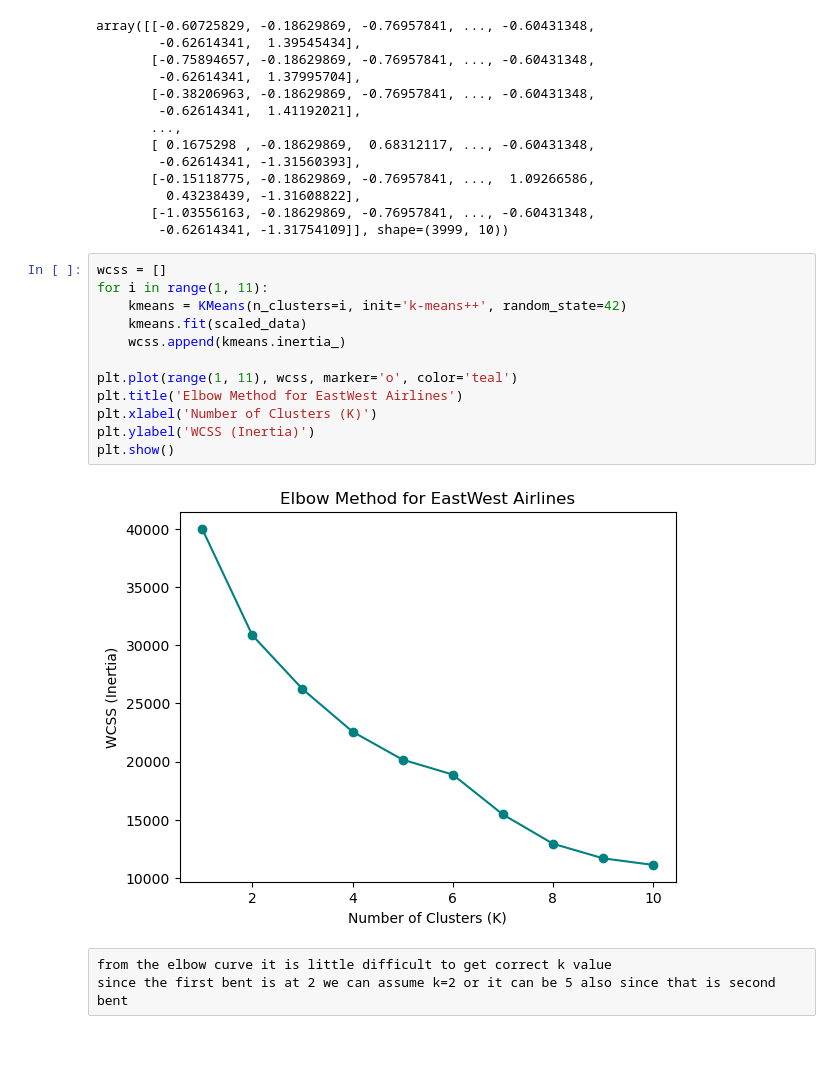
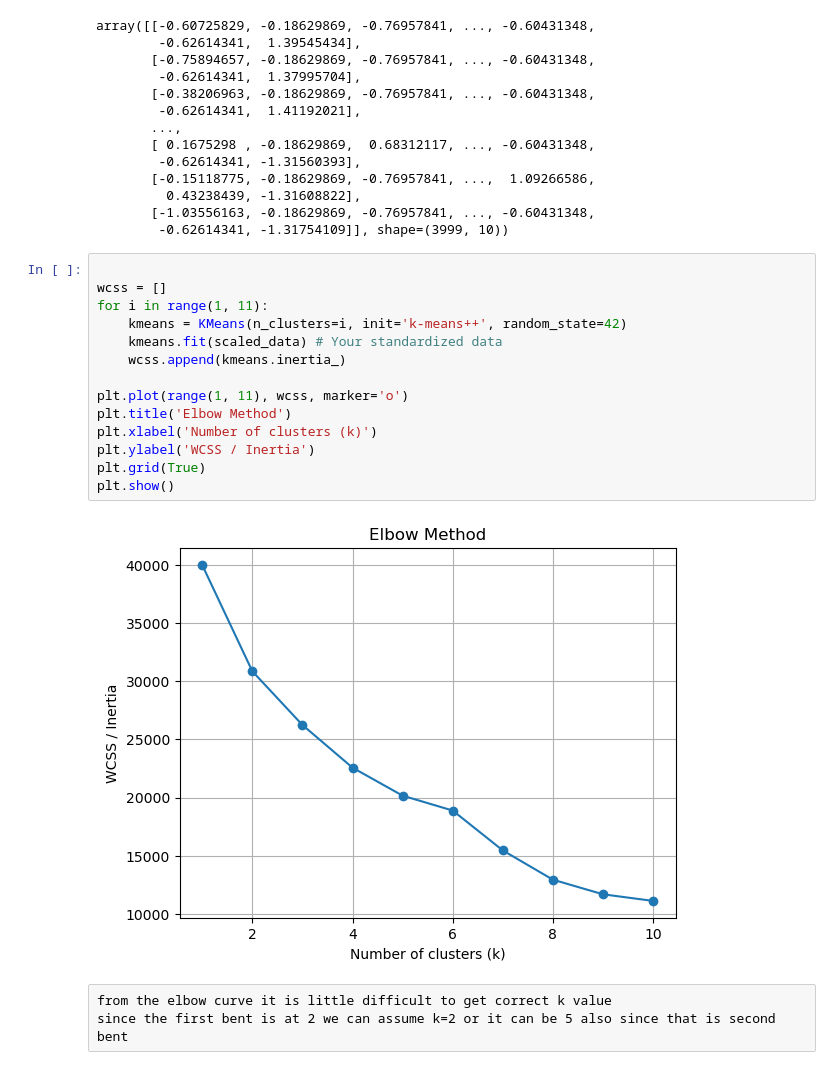
Before and after one commit to anugrahaanilkumar/Datasceince, a Jupyter notebook: Clustering assignment solution.ipynb, the cells around one changed output. Cells and saved outputs as stored; diff of their text form.

```diff
--- a/Clustering assignment solution.ipynb
+++ b/Clustering assignment solution.ipynb
@@ -170,20 +169,22 @@ array([[-0.60725829, -0.18629869, -0.76957841, ..., -0.60431348,
          0.43238439, -1.31608822],
        [-1.03556163, -0.18629869, -0.76957841, ..., -0.60431348,
         -0.62614341, -1.31754109]], shape=(3999, 10))
-# %%
-wcss = []
-for i in range(1, 11):
-    kmeans = KMeans(n_clusters=i, init='k-means++', random_state=42)
-    kmeans.fit(scaled_data)
-    wcss.append(kmeans.inertia_)
-
-plt.plot(range(1, 11), wcss, marker='o', color='teal')
-plt.title('Elbow Method for EastWest Airlines')
-plt.xlabel('Number of Clusters (K)')
-plt.ylabel('WCSS (Inertia)')
-plt.show()
-# %% [output]
-[figure, removed]
+# %%
+
+wcss = []
+for i in range(1, 11):
+    kmeans = KMeans(n_clusters=i, init='k-means++', random_state=42)
+    kmeans.fit(scaled_data) # Your standardized data
+    wcss.append(kmeans.inertia_)
+
+plt.plot(range(1, 11), wcss, marker='o')
+plt.title('Elbow Method')
+plt.xlabel('Number of clusters (k)')
+plt.ylabel('WCSS / Inertia')
+plt.grid(True)
+plt.show()
+# %% [output]
+[figure, added]
 # %% [raw]
 from the elbow curve it is little difficult to get correct k value
 since the first bent is at 2 we can assume k=2 or it can be 5 also since that is second bent
```
Also changed, not shown: parts of 23 cells of this notebook.
